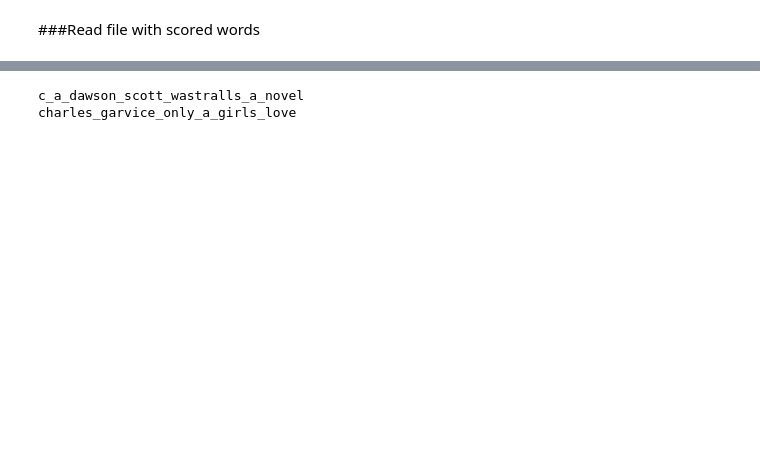
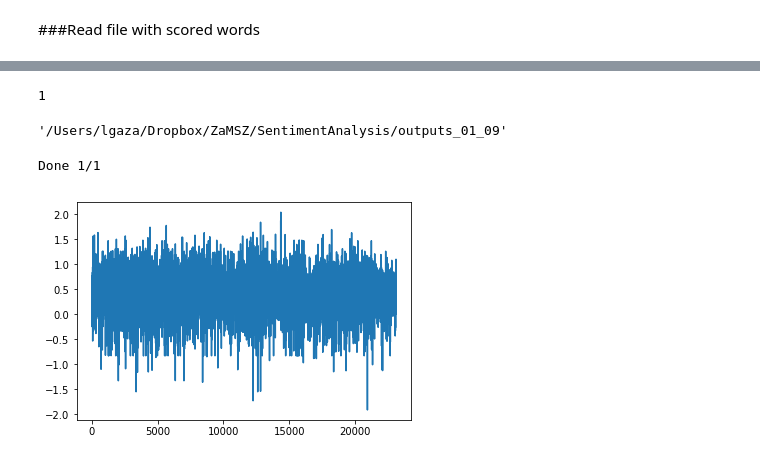
Before and after one commit to lukaszgaza/sentiment-analysis, a Jupyter notebook: notebook.ipynb, the cells around one changed output, grey strips where cells are left out. Drawn from its saved outputs; the diff is of its cells as text; code cells hidden in the pictures; blank space fills up the shorter version.

Commit message:
Added nonn-english books

```diff
--- a/notebook.ipynb
+++ b/notebook.ipynb
@@ -395,2 +419,2 @@ romantic_fiction_books = {
 # %%
-books = romantic_fiction_books
+books = spanish_books
@@ -399,19 +421,3 @@ f_l_wallace_address_centauri = books['f_l_wallace_address_centauri']
 # %%
 SLICE_SIZE=100
 slice_generator_obj = slice_generator.SliceGenerator(SLICE_SIZE)
-# %%
-#scores = slice_analysis.SumScoredByScoredCountOnlyPositiveAnalysis(john_milton_paradise_lost)
-scores = slice_analysis.SumScoredByScoredCountOnlyNegativeAnalysis(f_l_wallace_address_centauri)
-#scores = slice_analysis.SumScoredByAllCountAnalysis(john_milton_paradise_lost)
-#scores = slice_analysis.SumScoredAnalysis(john_milton_paradise_lost)
-#scores = distance_analysis.DistanceToPreviousWordWithSentimentAnalysis(john_milton_paradise_lost)
-#scores = slice_analysis.NumberOfWordsWithSentimentPerSliceAnalysis(john_milton_paradise_lost)
-#scores = sentence_analysis.SumScoredByScoredCountPerSentenceAnalysis(john_milton_paradise_lost)
-#scores = sentence_analysis.SumScoredByAllCountPerSentenceAnalysis(john_milton_paradise_lost)
-#scores = sentence_analysis.SumScoredPerSentenceAnalysis(john_milton_paradise_lost)
-#scores = sentence_analysis.NumberOfWordsWithSentimentPerSentenceAnalysis(john_milton_paradise_lost)
-#scores = sentence_analysis.NumberOfWordsPerSentenceAnalysis(john_milton_paradise_lost)
-#scores = distance_analysis.DistanceToNeutralSentimentAnalysis(john_milton_paradise_lost)
-#scores = distance_analysis.DistanceToWordWithModuloSentimentHigherThan(john_milton_paradise_lost, 3)
-book_summary_scores = book_analysis.BookAnalysis(f_l_wallace_address_centauri)
-books_scores = scores.score(SLICE_SIZE, scored_input_words_df)
@@ -436,5 +424,5 @@ scores.plot()
 # %%
-MIN_NUMBER_OF_SENTENCES = 5000
+MIN_NUMBER_OF_SENTENCES = 1000
 # %%
 long_books = {}
 
@@ -456,6 +439,0 @@ author: Alice Perrin (1867-1934), title: star_of_india, number of sentences: 443
-# %%
-for description, long_book in long_books.items():
-    print(description)
-# %% [output]
-c_a_dawson_scott_wastralls_a_novel
-charles_garvice_only_a_girls_love
@@ -470 +440,5 @@ results_path = '{}/outputs_21_11'.format(project_path)
+# %%
+len(long_books)
+# %% [output]
+1
 # %%
@@ -492,11 +467,29 @@ analysis = [
             ]
+# %%
+output_dir = 'outputs_01_09'
+results_path = '{}/{}'.format(project_path, output_dir)
+results_path
+# %% [output]
+'/Users/lgaza/Dropbox/ZaMSZ/SentimentAnalysis/outputs_01_09'
 # %%
+import matplotlib.pyplot as plt
+count = len(long_books.values())
+#all_scores =
 for long_book in long_books.values():
+    prog = 1
     for task in analysis:
         scores = task(long_book)
         books_scores = scores.score(SLICE_SIZE, scored_input_words_df)
-        scores.store_to_file(results_path, with_header=True, with_slice_number=False)
-        ##scores.plot()
+        #scores.store_to_file(results_path, with_header=True, with_slice_number=False)
+        #scores.plot()
+        plt.plot(books_scores)
+        print('Done {}/{}'.format(prog, count))
+        prog += 1
+
+plt.show()
+# %% [output]
+Done 1/1
+[figure, added]
 # %%
 for long_book in long_books.values():
     book_summary_scores = book_analysis.BookAnalysis(long_book)
```
Also changed, not shown: parts of 15 cells of this notebook, 24 other files.
